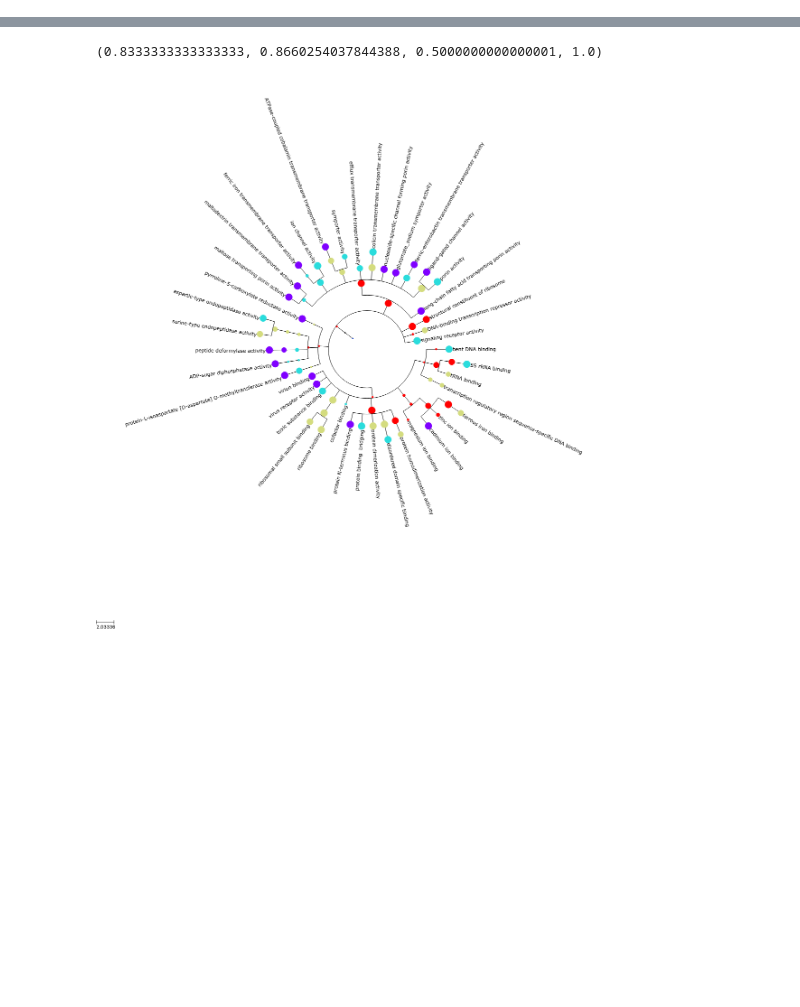
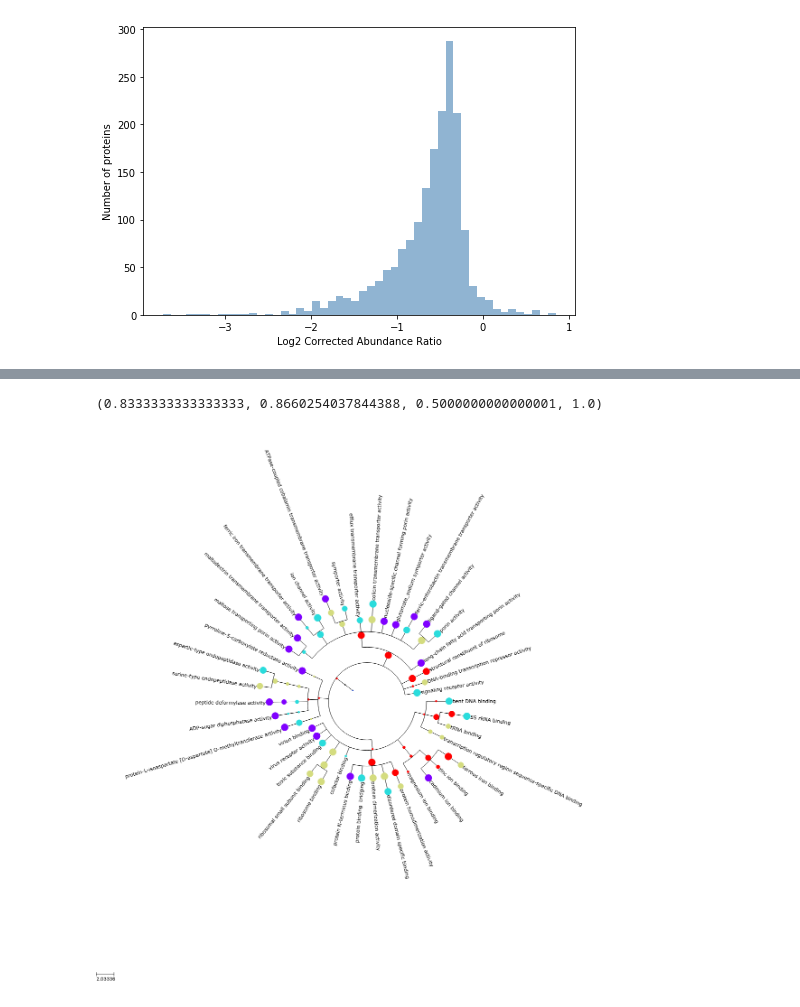
Before and after one commit to glaunay/VDB_jupyter, a Jupyter notebook: Séance1.ipynb, the cells around one changed output, grey strips where cells are left out. Drawn from its saved outputs; the diff is of its cells as text; code cells hidden in the pictures; blank space fills up the shorter version.

```diff
--- a/Séance1.ipynb
+++ b/Séance1.ipynb
@@ -338,0 +156,4 @@ max([ n.leafCount   for n in viewTree.traverse() ])
+# %%
+fig, ax = empirical2(dfClean)
+# %% [output]
+[figure, added]
```
Also changed, not shown: parts of 65 cells of this notebook.
